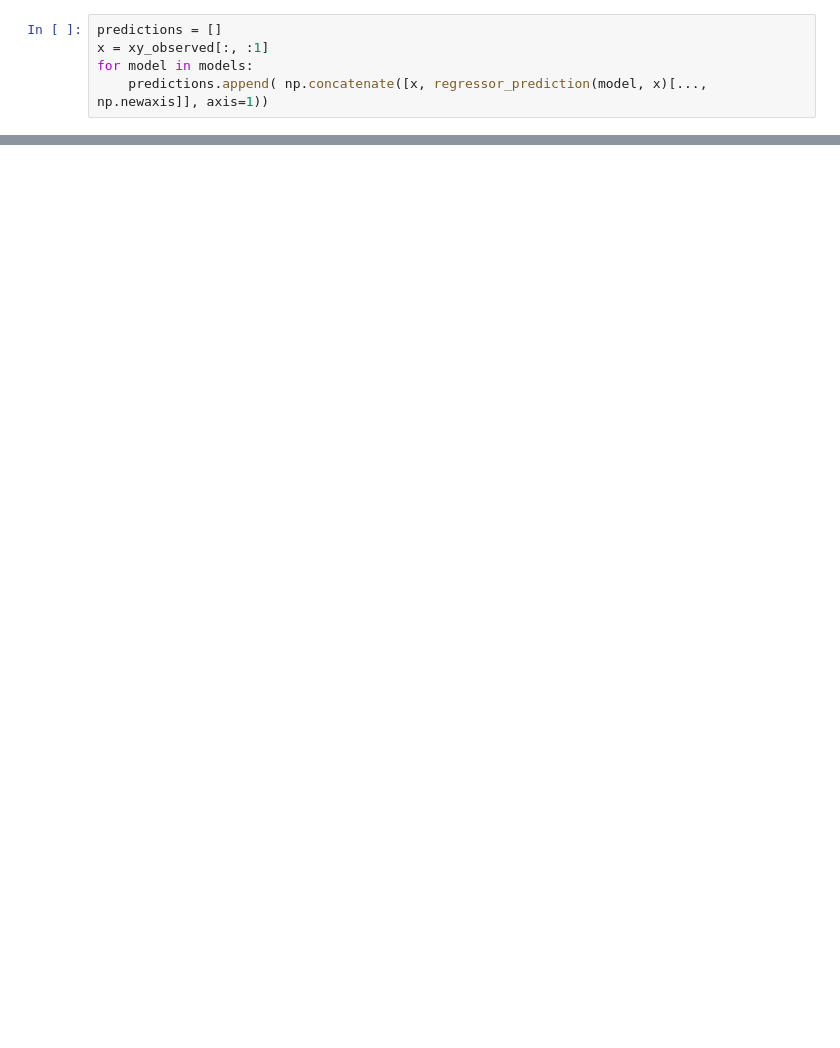
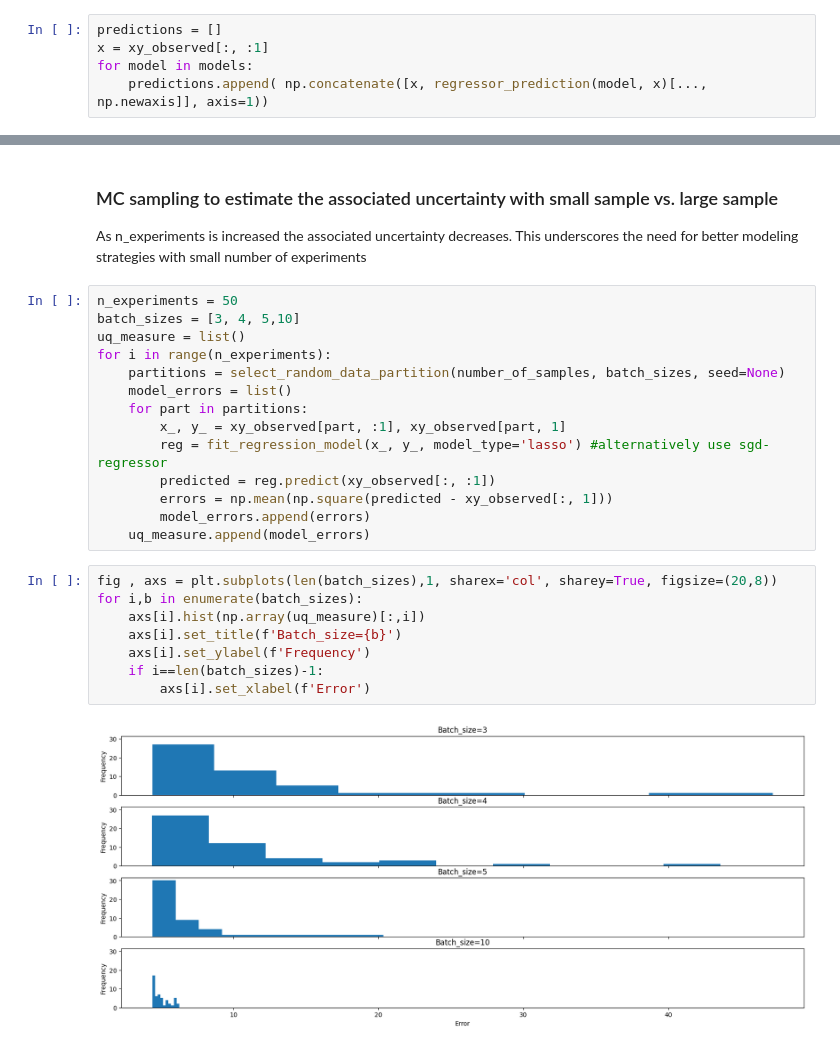
Before and after one commit to sunainabanerjee/wocon24, a Jupyter notebook: notebooks/small_data_effect.ipynb, the cells around one changed output, grey strips where cells are left out. Saved outputs shown, nothing was run; the diff lists cells and outputs as text; blank space fills up the shorter version.

```diff
--- a/notebooks/small_data_effect.ipynb
+++ b/notebooks/small_data_effect.ipynb
@@ -70,0 +80,27 @@ plt.show()
+# %% [markdown]
+### MC sampling to estimate the associated uncertainty with small sample vs. large sample
+As n_experiments is increased the associated uncertainty decreases. This underscores the need for better modeling strategies with small number of experiments
+# %%
+n_experiments = 50
+batch_sizes = [3, 4, 5,10]
+uq_measure = list()
+for i in range(n_experiments):
+    partitions = select_random_data_partition(number_of_samples, batch_sizes, seed=None)
+    model_errors = list()
+    for part in partitions:
+        x_, y_ = xy_observed[part, :1], xy_observed[part, 1]
+        reg = fit_regression_model(x_, y_, model_type='lasso') #alternatively use sgd-regressor
+        predicted = reg.predict(xy_observed[:, :1])
+        errors = np.mean(np.square(predicted - xy_observed[:, 1]))
+        model_errors.append(errors)
+    uq_measure.append(model_errors)
+# %%
+fig , axs = plt.subplots(len(batch_sizes),1, sharex='col', sharey=True, figsize=(20,8))
+for i,b in enumerate(batch_sizes):
+    axs[i].hist(np.array(uq_measure)[:,i])
+    axs[i].set_title(f'Batch_size={b}')
+    axs[i].set_ylabel(f'Frequency')
+    if i==len(batch_sizes)-1:
+        axs[i].set_xlabel(f'Error')
+# %% [output]
+[figure, added]
```
Also changed, not shown: parts of 6 cells of this notebook.
